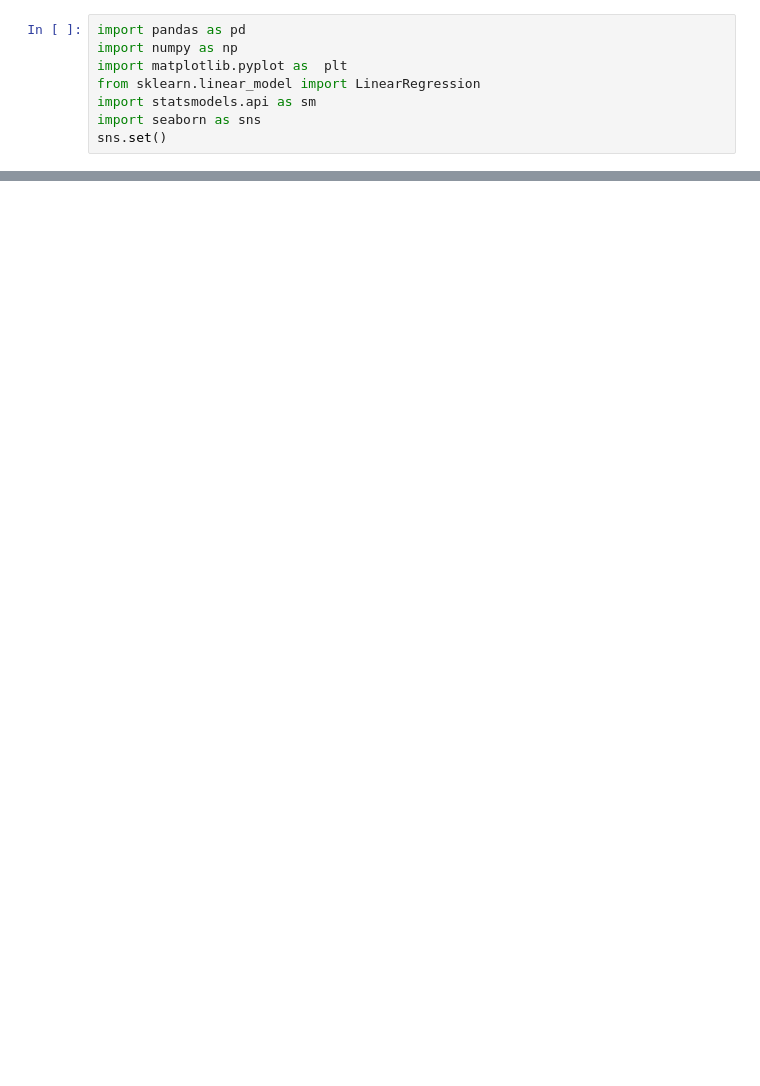
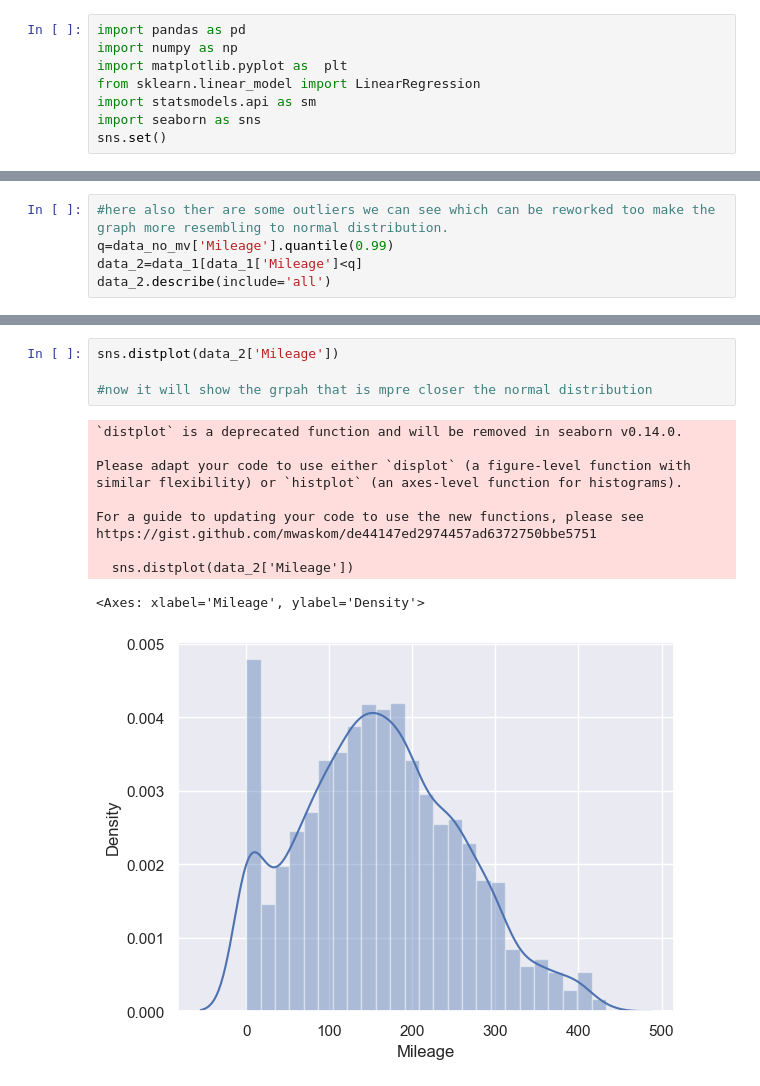
Before and after one commit to reyuvel/DataScience_Excersises, a Jupyter notebook: 225.ipynb, the cells around one changed output, grey strips where cells are left out. Drawn from its saved outputs; the diff is of its cells as text; blank space fills up the shorter version.

```diff
--- a/225.ipynb
+++ b/225.ipynb
@@ -37,0 +169,5 @@ data = raw_data.drop
+# %%
+#here also ther are some outliers we can see which can be reworked too make the graph more resembling to normal distribution.
+q=data_no_mv['Mileage'].quantile(0.99)
+data_2=data_1[data_1['Mileage']<q]
+data_2.describe(include='all')
@@ -37,0 +187,16 @@ data = raw_data.drop
+# %%
+sns.distplot(data_2['Mileage'])
+
+#now it will show the grpah that is mpre closer the normal distribution
+# %% [output]
+`distplot` is a deprecated function and will be removed in seaborn v0.14.0.
+
+Please adapt your code to use either `displot` (a figure-level function with
+similar flexibility) or `histplot` (an axes-level function for histograms).
+
+For a guide to updating your code to use the new functions, please see
+https://gist.github.com/mwaskom/de44147ed2974457ad6372750bbe5751
+
+  sns.distplot(data_2['Mileage'])
+<Axes: xlabel='Mileage', ylabel='Density'>
+[figure, added]
```
Also changed, not shown: parts of 23 cells of this notebook.
